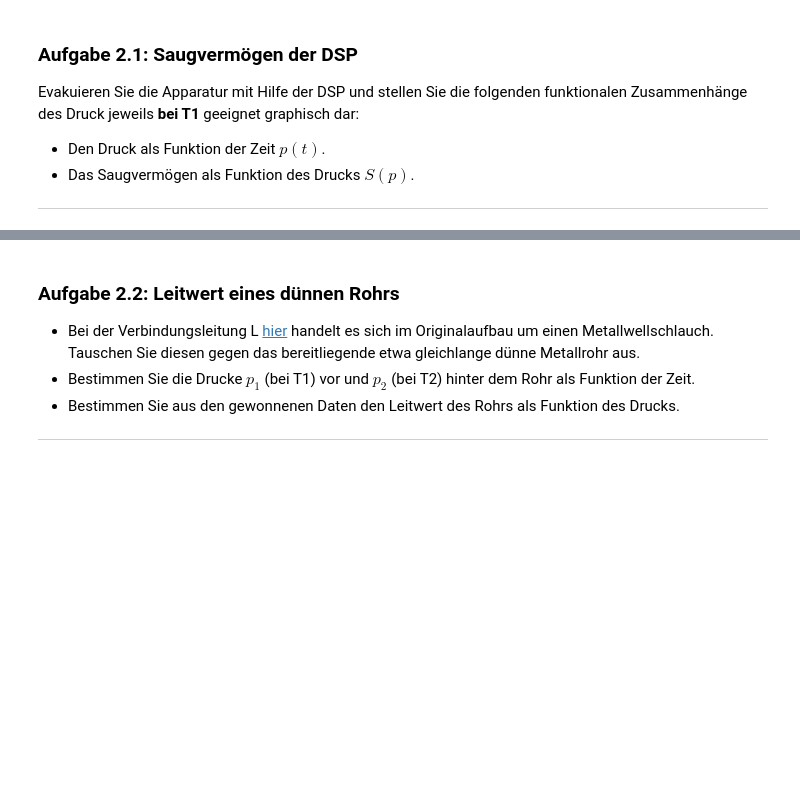
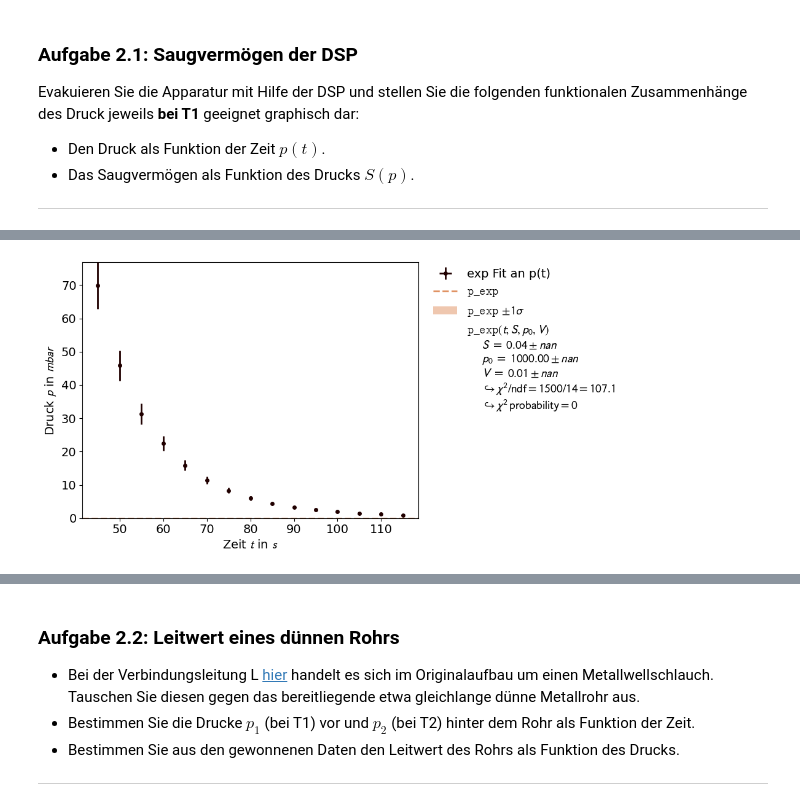
Before and after one commit to MRNock04/P2, a Jupyter notebook: Vakuum/Vakuum.ipynb, the cells around one changed output, grey strips where cells are left out. Saved outputs shown, nothing was run; the diff lists cells and outputs as text; code cells hidden in the pictures; blank space fills up the shorter version.

```diff
--- a/Vakuum/Vakuum.ipynb
+++ b/Vakuum/Vakuum.ipynb
@@ -190,0 +264,17 @@ ax[1].errorbar(zeit_2_1, np.log(druck_2_1_auf), yerr=(druck_2_1_auf*druck_2_1_st
+# %%
+def p_exp(t, S=saugvermögen_10mbar, p_0=1000, V=ges_vol_schlauch):
+    return p_0 * np.exp(- S * t / V)
+# %%
+fit_2_1_data = np.array([ t_5min[9:24] , druck_2_1_auf[9:24] ])
+# .1s Unsicherheit auf Zeitablesung
+# 10% Unsicherheit auf Druckmessung
+fit_2_1_error = np.array([ np.ones(15)*t_5min_std , druck_2_1_auf[9:24] * druck_std ])
+fit_2_1_label = [ "Zeit $t$ in $s$" , "Druck $p$ in $mbar$" ]
+fit_2_1_title = "exp Fit an p(t)"
+fit_2_1_const = [ ["p_0", 1000, 100] , ["V", ges_vol_schlauch, .1] ]
+
+fit_res_2_1 = fit_funktion(fit_2_1_data, p_exp, fit_2_1_error, fit_2_1_label, fit_2_1_title, fit_2_1_const)
+
+fit_res_2_1[2].plot()
+fit_res_2_1[2].show()
+# %% [output]
@@ -190,0 +282 @@ ax[1].errorbar(zeit_2_1, np.log(druck_2_1_auf), yerr=(druck_2_1_auf*druck_2_1_st
+[figure, added]
```
Also changed, not shown: parts of 25 cells of this notebook.
